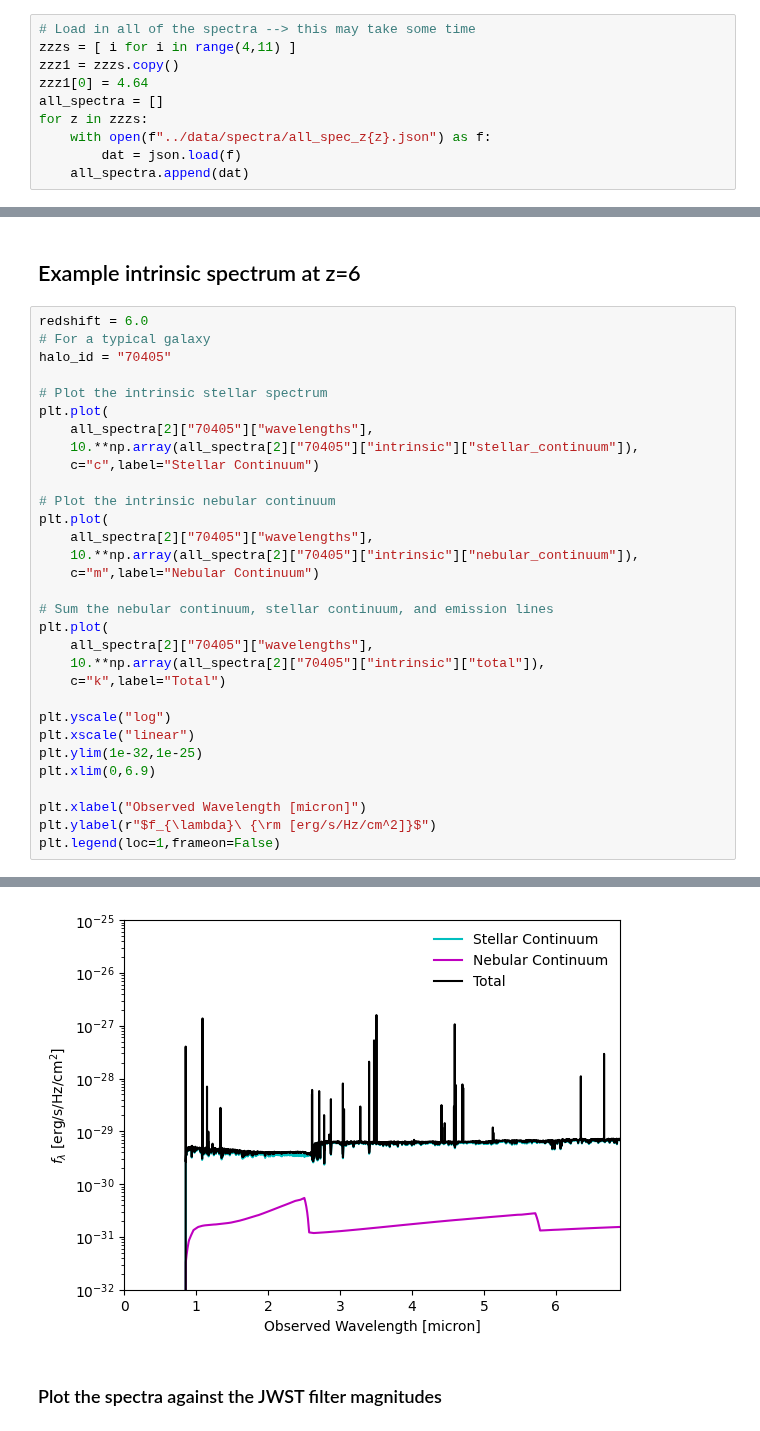
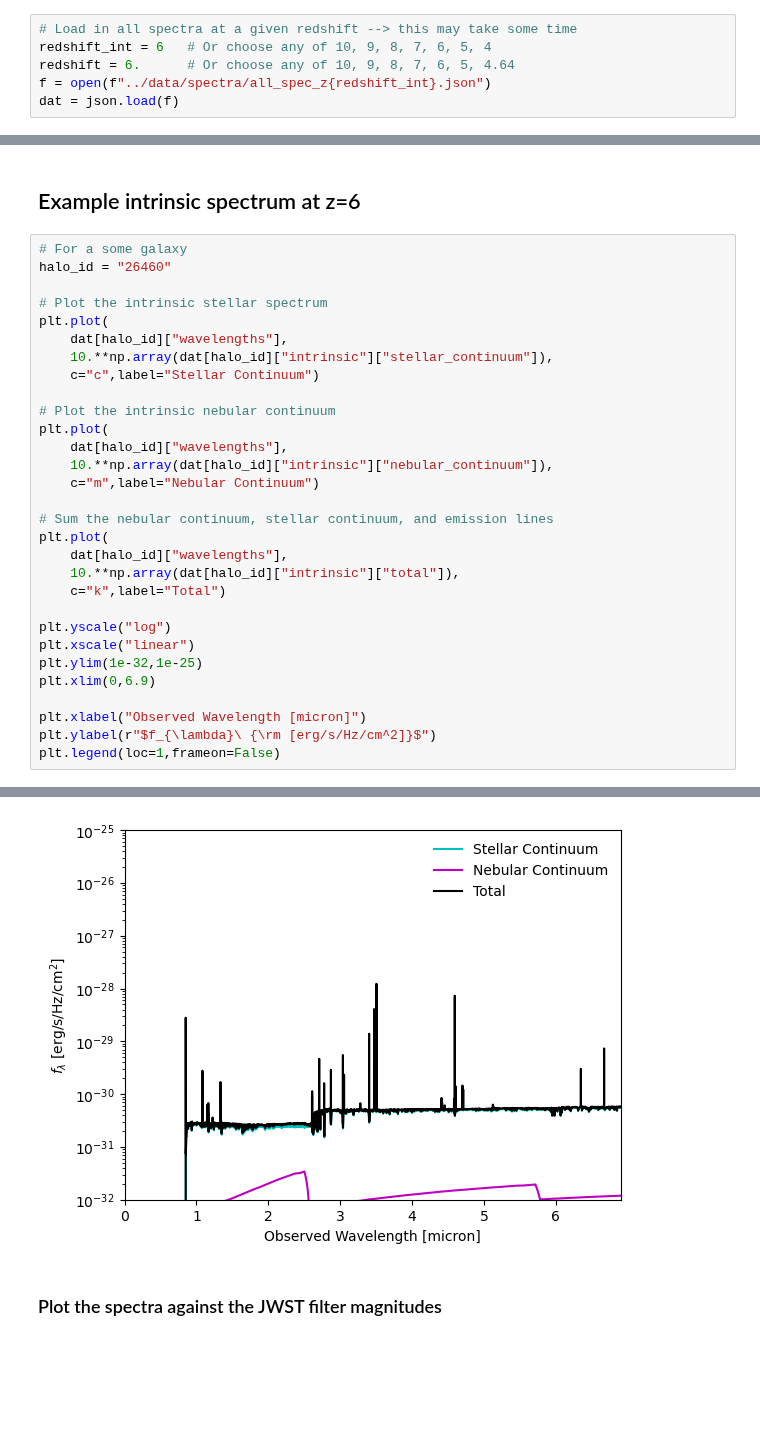
Before and after one commit to HarleyKatz/SPHINX-20-data, a Jupyter notebook: notebooks/sphinx_20_manual_02-full-spectra-and-filter-mags.ipynb, the cells around one changed output, grey strips where cells are left out. Drawn from its saved outputs; the diff is of its cells as text; blank space fills up the shorter version.

```diff
--- a/notebooks/sphinx_20_manual_02-full-spectra-and-filter-mags.ipynb
+++ b/notebooks/sphinx_20_manual_02-full-spectra-and-filter-mags.ipynb
@@ -14,12 +14,8 @@ from astropy.cosmology import FlatLambdaCDM
 # Load in the basic data
 df = pd.read_csv("../data/all_basic_data.csv")
 # %%
-# Load in all of the spectra --> this may take some time
-zzzs = [ i for i in range(4,11) ]
-zzz1 = zzzs.copy()
-zzz1[0] = 4.64
-all_spectra = []
-for z in zzzs:
-    with open(f"../data/spectra/all_spec_z{z}.json") as f:
-        dat = json.load(f)
-    all_spectra.append(dat)
+# Load in all spectra at a given redshift --> this may take some time
+redshift_int = 6   # Or choose any of 10, 9, 8, 7, 6, 5, 4
+redshift = 6.      # Or choose any of 10, 9, 8, 7, 6, 5, 4.64
+f = open(f"../data/spectra/all_spec_z{redshift_int}.json")
+dat = json.load(f)
@@ -50,39 +45,38 @@ df.head(n=10)
 # %% [markdown]
 ## Example intrinsic spectrum at z=6
 # %%
-redshift = 6.0
-# For a typical galaxy
-halo_id = "70405"
+# For a some galaxy
+halo_id = "26460"
 
 # Plot the intrinsic stellar spectrum
 plt.plot(
-    all_spectra[2]["70405"]["wavelengths"],
-    10.**np.array(all_spectra[2]["70405"]["intrinsic"]["stellar_continuum"]),
+    dat[halo_id]["wavelengths"],
+    10.**np.array(dat[halo_id]["intrinsic"]["stellar_continuum"]),
     c="c",label="Stellar Continuum")
 
 # Plot the intrinsic nebular continuum
 plt.plot(
-    all_spectra[2]["70405"]["wavelengths"],
-    10.**np.array(all_spectra[2]["70405"]["intrinsic"]["nebular_continuum"]),
+    dat[halo_id]["wavelengths"],
+    10.**np.array(dat[halo_id]["intrinsic"]["nebular_continuum"]),
     c="m",label="Nebular Continuum")
 
 # Sum the nebular continuum, stellar continuum, and emission lines
 plt.plot(
-    all_spectra[2]["70405"]["wavelengths"],
-    10.**np.array(all_spectra[2]["70405"]["intrinsic"]["total"]),
+    dat[halo_id]["wavelengths"],
+    10.**np.array(dat[halo_id]["intrinsic"]["total"]),
     c="k",label="Total")
 
 plt.yscale("log")
 plt.xscale("linear")
 plt.ylim(1e-32,1e-25)
 plt.xlim(0,6.9)
 
 plt.xlabel("Observed Wavelength [micron]")
 plt.ylabel(r"$f_{\lambda}\ {\rm [erg/s/Hz/cm^2]}$")
 plt.legend(loc=1,frameon=False)
 # %% [output]
 <matplotlib.legend.Legend at 0x...>
-[figure, old version]
+[figure, new version]
 # %% [markdown]
 ### Plot the spectra against the JWST filter magnitudes
 # %%
```
Also changed, not shown: parts of 4 cells of this notebook.
